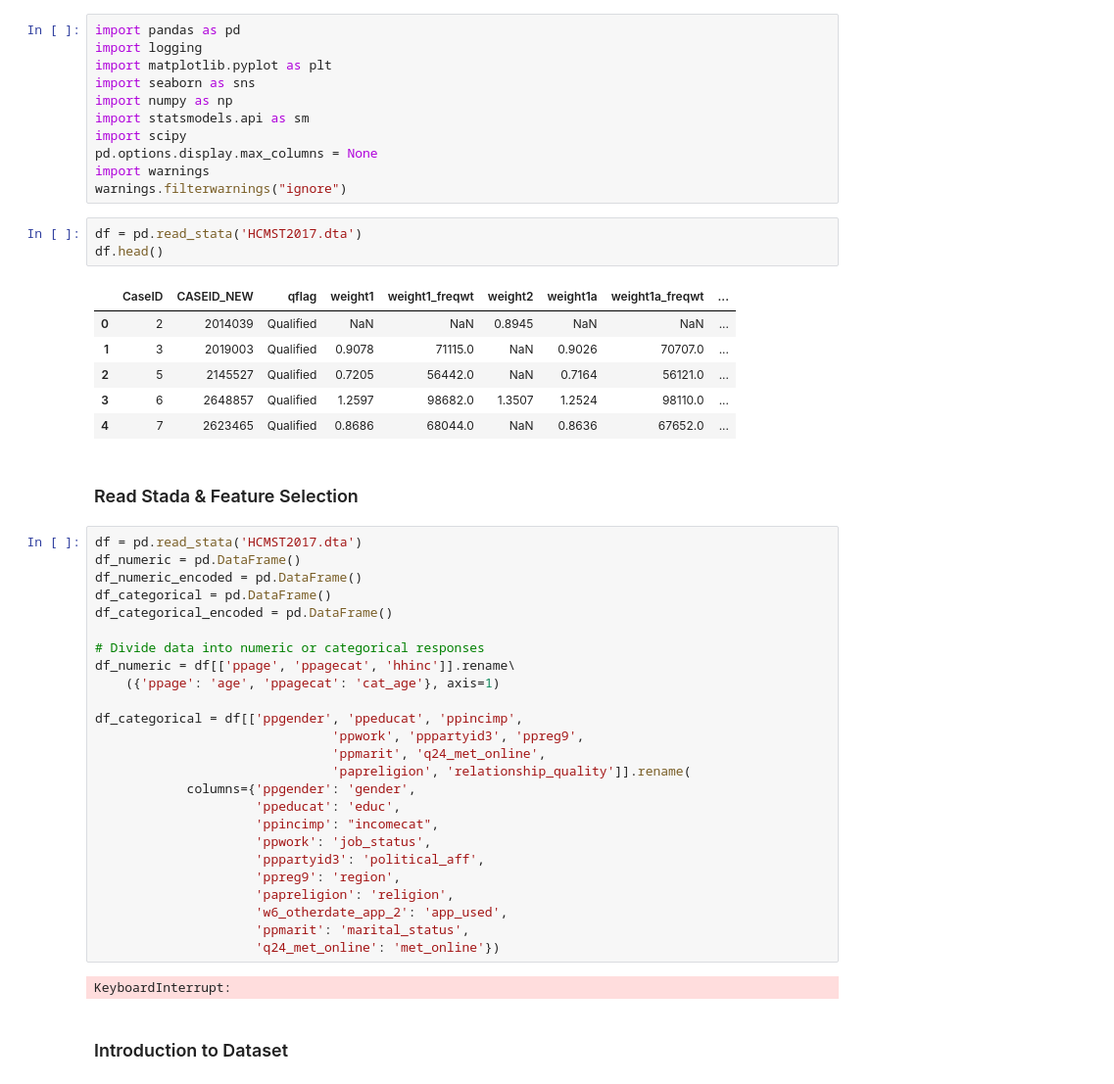
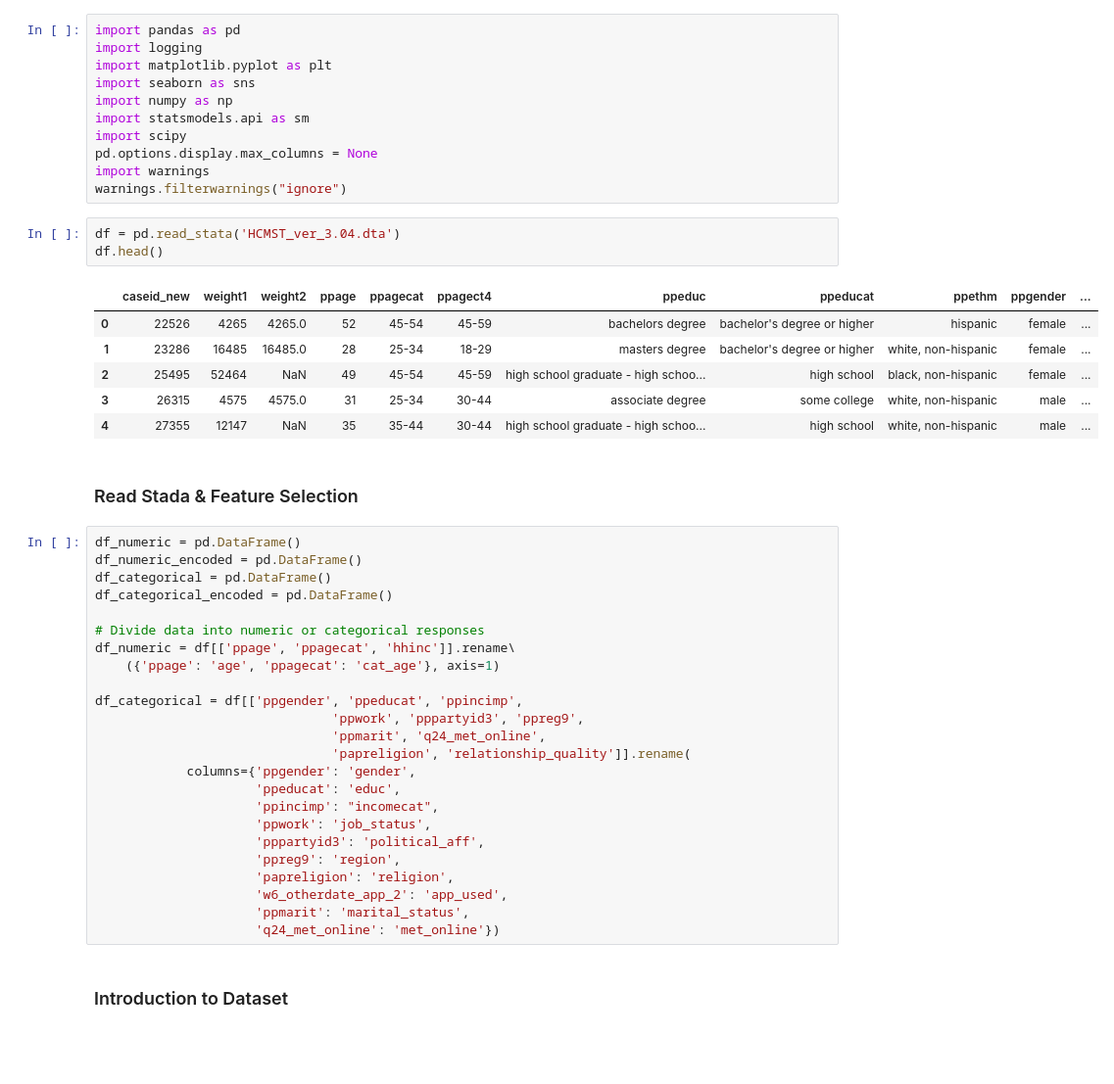
Before and after one commit to hypothetical-lemon/COMP4447-final-project, a Jupyter notebook: final_project.ipynb, the cells around one changed output. Shown at 98% size. Drawn from its saved outputs; the diff is of its cells as text; blank space fills up the shorter version.

```diff
--- a/final_project.ipynb
+++ b/final_project.ipynb
@@ -85,19 +85,18 @@ pd.options.display.max_columns = None
 import warnings
 warnings.filterwarnings("ignore")
 # %%
-df = pd.read_stata('HCMST2017.dta')
+df = pd.read_stata('HCMST_ver_3.04.dta')
 df.head()
 # %% [output]
-|  | CaseID | CASEID_NEW | qflag | weight1 | weight1_freqwt | weight2 | weight1a | weight1a_freqwt | ... |
-| 0 | 2 | 2014039 | Qualified | NaN | NaN | 0.8945 | NaN | NaN | ... |
-| 1 | 3 | 2019003 | Qualified | 0.9078 | 71115.0 | NaN | 0.9026 | 70707.0 | ... |
-| 2 | 5 | 2145527 | Qualified | 0.7205 | 56442.0 | NaN | 0.7164 | 56121.0 | ... |
-| 3 | 6 | 2648857 | Qualified | 1.2597 | 98682.0 | 1.3507 | 1.2524 | 98110.0 | ... |
-| 4 | 7 | 2623465 | Qualified | 0.8686 | 68044.0 | NaN | 0.8636 | 67652.0 | ... |
+|  | caseid_new | weight1 | weight2 | ppage | ppagecat | ppagect4 | ppeduc | ppeducat | ppethm | ppgender | ... |
+| 0 | 22526 | 4265 | 4265.0 | 52 | 45-54 | 45-59 | bachelors degree | bachelor's degree or higher | hispanic | female | ... |
+| 1 | 23286 | 16485 | 16485.0 | 28 | 25-34 | 18-29 | masters degree | bachelor's degree or higher | white, non-hispanic | female | ... |
+| 2 | 25495 | 52464 | NaN | 49 | 45-54 | 45-59 | high school graduate - high schoo... | high school | black, non-hispanic | female | ... |
+| 3 | 26315 | 4575 | 4575.0 | 31 | 25-34 | 30-44 | associate degree | some college | white, non-hispanic | male | ... |
+| 4 | 27355 | 12147 | NaN | 35 | 35-44 | 30-44 | high school graduate - high schoo... | high school | white, non-hispanic | male | ... |
 # %% [markdown]
 ### Read Stada & Feature Selection
 # %%
-df = pd.read_stata('HCMST2017.dta')
 df_numeric = pd.DataFrame()
 df_numeric_encoded = pd.DataFrame()
 df_categorical = pd.DataFrame()
@@ -121,8 +120,6 @@ df_categorical = df[['ppgender', 'ppeducat', 'ppincimp',
                      'w6_otherdate_app_2': 'app_used',
                      'ppmarit': 'marital_status',
                      'q24_met_online': 'met_online'})
-# %% [output]
-KeyboardInterrupt:
 # %% [markdown]
 ### Introduction to Dataset
 # %%
```
Also changed, not shown: parts of 14 cells of this notebook, 1 other file.
